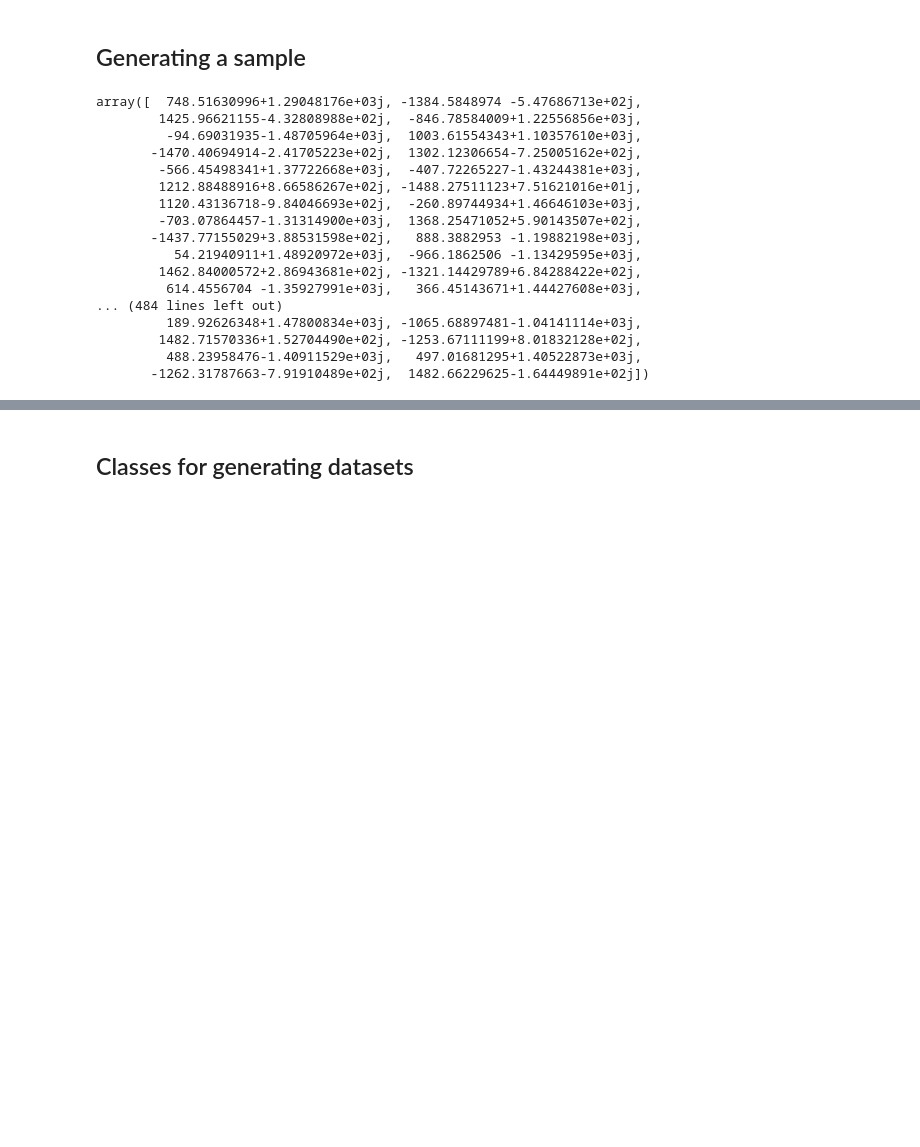
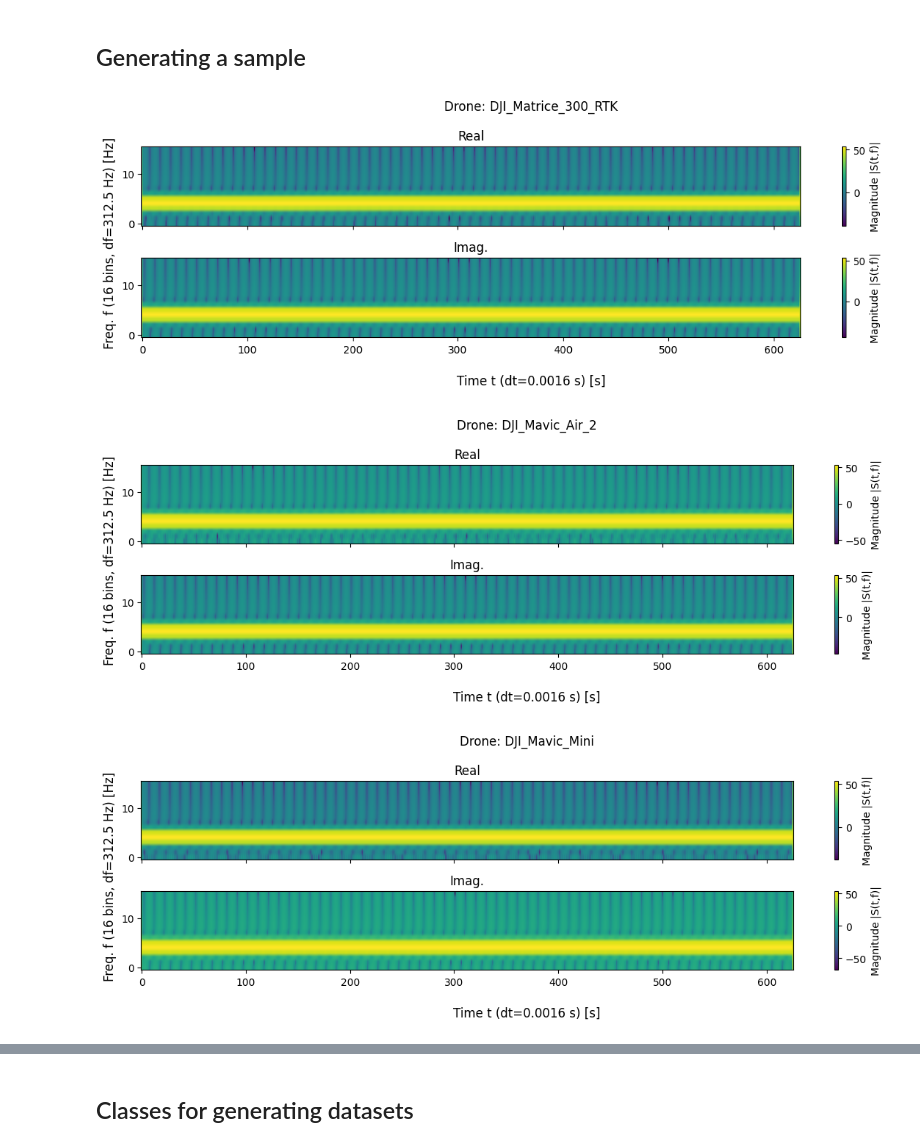
Before and after one commit to AdrianPanasiewicz/QML_for_radar_classification, a Jupyter notebook: Data/SyntheticDatasetGenerator.ipynb, the cells around one changed output, grey strips where cells are left out. Drawn from its saved outputs; the diff is of its cells as text; code cells hidden in the pictures; blank space fills up the shorter version.

Commit message:
Added processing for STFT signals

```diff
--- a/Data/SyntheticDatasetGenerator.ipynb
+++ b/Data/SyntheticDatasetGenerator.ipynb
@@ -99,7 +98,7 @@ djiphantom4 = Drone(
 class_map = ["DJI_Matrice_300_RTK", "DJI_Mavic_Air_2",
              "DJI_Mavic_Mini", "DJI_Phantom_4", "Parrot_Disco"]
 
-drones = [djimatrice300rtk, djimavicair2, djimavicmini, djiphantom4, parrotdisco]
+drones_array = [djimatrice300rtk, djimavicair2, djimavicmini, djiphantom4, parrotdisco]
 # %% [markdown]
 ## Implementing noise models
 # %%
@@ -132,6 +131,11 @@ class AdditiveWhiteGaussianNoise(BaseNoiseModel):
     def apply_noise(self, signal, signal_params=None):
         noise = (np.random.randn(*signal.shape) + 1j * np.random.randn(*signal.shape)) * (self.sigma / np.sqrt(2))
         return signal+noise
+
+    @classmethod
+    def generate_noise(self, sigma, shape):
+        noise = (np.random.randn(shape) + 1j * np.random.randn(shape)) * (sigma / np.sqrt(2))
+        return noise
 # %% [markdown]
 ## Creation of synthetic data
 # %%
@@ -236,37 +279,24 @@ class SyntheticSignalGenerator:
 # %% [markdown]
 ## Generating a sample
 # %%
-awgn = AdditiveWhiteGaussianNoise()
-synt_signal_generator = SyntheticSignalGenerator(djiphantom4, default_radar, awgn)
+context = Context(
+    R = 1000,
+    V_rad = 25,
+    θ = np.pi/8,
+    Φ_p = np.pi/8,
+    A_r = 1,
+    snr = 20,
+    t_start = 0,
+    t_stop = 1,
+    dt = 0.0001
+)
 # %%
-context = Context(
-    R = np.random.uniform(low=200, high=2000),
-    V_rad = np.random.uniform(low=0, high=50),
-    θ = np.random.uniform(low=np.pi/16, high=np.pi/2),
-    Φ_p = np.random.uniform(low=0, high=np.pi/4),
-    A_r = np.random.chisquare(4), # A_r is a random value from X^2 with 4 dof
-    snr = 20,
-    t_start = 0,
-    t_stop = 1,
-    dt = 0.001
-)
-
-x,y = synt_signal_generator.generate_signal(context)
+awgn = AdditiveWhiteGaussianNoise()
+for drone in drones_array:
+    synt_signal_generator = SyntheticSignalGenerator(drone, default_radar, awgn)
+    t_array,stft_y = synt_signal_generator.generate_signal(context)
+    synt_signal_generator.plot_drone_spectrogram(stft_y, context)
 # %% [output]
-array([  748.51630996+1.29048176e+03j, -1384.5848974 -5.47686713e+02j,
-        1425.96621155-4.32808988e+02j,  -846.78584009+1.22556856e+03j,
-         -94.69031935-1.48705964e+03j,  1003.61554343+1.10357610e+03j,
-       -1470.40694914-2.41705223e+02j,  1302.12306654-7.25005162e+02j,
-        -566.45498341+1.37722668e+03j,  -407.72265227-1.43244381e+03j,
-        1212.88488916+8.66586267e+02j, -1488.27511123+7.51621016e+01j,
-        1120.43136718-9.84046693e+02j,  -260.89744934+1.46646103e+03j,
-        -703.07864457-1.31314900e+03j,  1368.25471052+5.90143507e+02j,
-       -1437.77155029+3.88531598e+02j,   888.3882953 -1.19882198e+03j,
-          54.21940911+1.48920972e+03j,  -966.1862506 -1.13429595e+03j,
-        1462.84000572+2.86943681e+02j, -1321.14429789+6.84288422e+02j,
-         614.4556704 -1.35927991e+03j,   366.45143671+1.44427608e+03j,
-... (484 lines left out)
-         189.92626348+1.47800834e+03j, -1065.68897481-1.04141114e+03j,
-        1482.71570336+1.52704490e+02j, -1253.67111199+8.01832128e+02j,
-         488.23958476-1.40911529e+03j,   497.01681295+1.40522873e+03j,
-       -1262.31787663-7.91910489e+02j,  1482.66229625-1.64449891e+02j])
+[figure, added]
+[figure, added]
+[figure, added]
```
Also changed, not shown: parts of 15 cells of this notebook.
